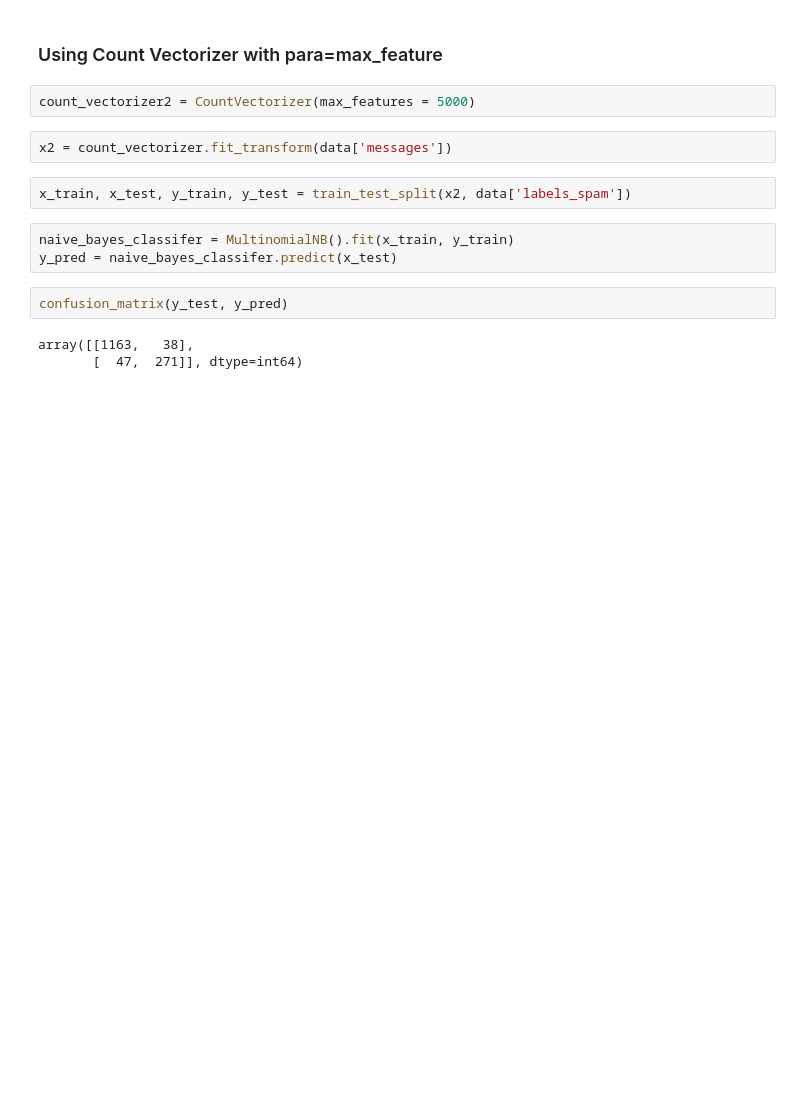
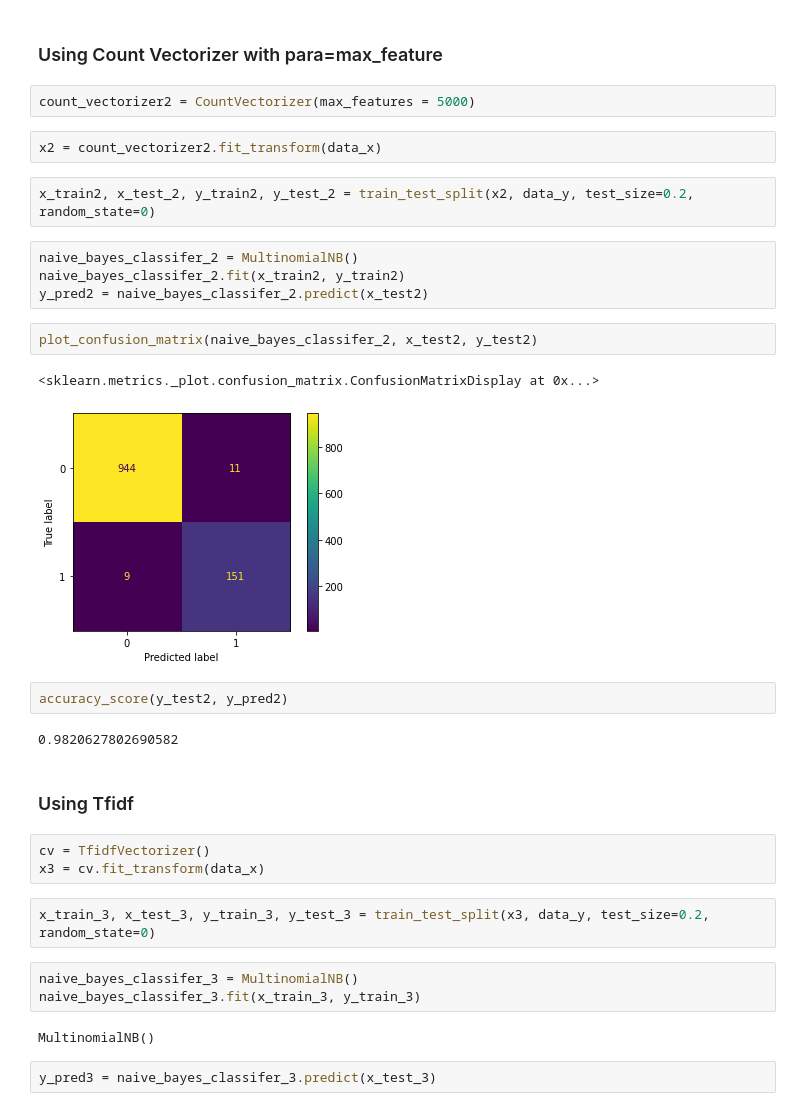
Before and after one commit to lkarjun/spam-classifier, a Jupyter notebook: spam_classifer.ipynb, the cells around one changed output. Cells and saved outputs as stored; diff of their text form; blank space fills up the shorter version.

```diff
--- a/spam_classifer.ipynb
+++ b/spam_classifer.ipynb
@@ -130,15 +132,34 @@ print(accuracy_score(y_test, y_pred))
 ### Using Count Vectorizer with para=max_feature
 # %%
 count_vectorizer2 = CountVectorizer(max_features = 5000)
-# %%
-x2 = count_vectorizer.fit_transform(data['messages'])
-# %%
-x_train, x_test, y_train, y_test = train_test_split(x2, data['labels_spam'])
-# %%
-naive_bayes_classifer = MultinomialNB().fit(x_train, y_train)
-y_pred = naive_bayes_classifer.predict(x_test)
-# %%
-confusion_matrix(y_test, y_pred)
-# %% [output]
-array([[1163,   38],
-       [  47,  271]], dtype=int64)
+# %%
+x2 = count_vectorizer2.fit_transform(data_x)
+# %%
+x_train2, x_test_2, y_train2, y_test_2 = train_test_split(x2, data_y, test_size=0.2, random_state=0)
+# %%
+naive_bayes_classifer_2 = MultinomialNB()
+naive_bayes_classifer_2.fit(x_train2, y_train2)
+y_pred2 = naive_bayes_classifer_2.predict(x_test2)
+# %%
+plot_confusion_matrix(naive_bayes_classifer_2, x_test2, y_test2)
+# %% [output]
+<sklearn.metrics._plot.confusion_matrix.ConfusionMatrixDisplay at 0x...>
+[figure, added]
+# %%
+accuracy_score(y_test2, y_pred2)
+# %% [output]
+0.9820627802690582
+# %% [markdown]
+### Using Tfidf
+# %%
+cv = TfidfVectorizer()
+x3 = cv.fit_transform(data_x)
+# %%
+x_train_3, x_test_3, y_train_3, y_test_3 = train_test_split(x3, data_y, test_size=0.2, random_state=0)
+# %%
+naive_bayes_classifer_3 = MultinomialNB()
+naive_bayes_classifer_3.fit(x_train_3, y_train_3)
+# %% [output]
+MultinomialNB()
+# %%
+y_pred3 = naive_bayes_classifer_3.predict(x_test_3)
```
Also changed, not shown: parts of 19 cells of this notebook.
